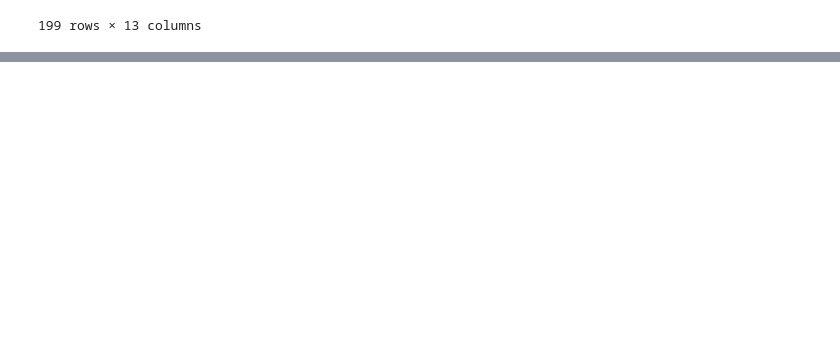
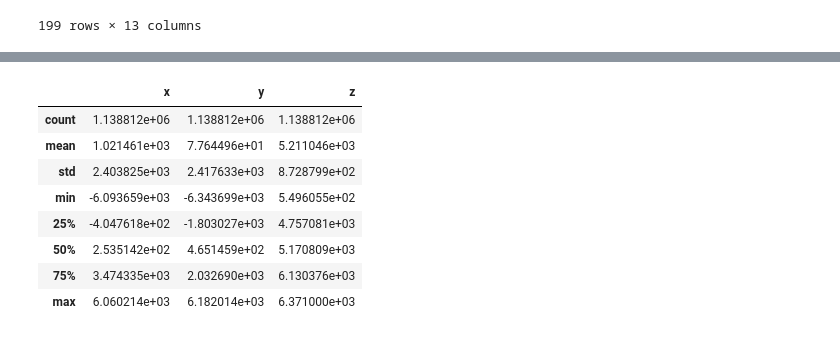
Before and after one commit to 0xjrr/foursquare-location-matching, a Jupyter notebook: fousquare_first_analysis.ipynb, the cells around one changed output, grey strips where cells are left out. Saved outputs shown, nothing was run; the diff lists cells and outputs as text; code cells hidden in the pictures; blank space fills up the shorter version.

```diff
--- a/fousquare_first_analysis.ipynb
+++ b/fousquare_first_analysis.ipynb
@@ -119,0 +153,12 @@ def coord2xyz(lat,long):
+# %%
+df2.describe()
+# %% [output]
+|  | x | y | z |
+| count | 1.138812e+06 | 1.138812e+06 | 1.138812e+06 |
+| mean | 1.021461e+03 | 7.764496e+01 | 5.211046e+03 |
+| std | 2.403825e+03 | 2.417633e+03 | 8.728799e+02 |
+| min | -6.093659e+03 | -6.343699e+03 | 5.496055e+02 |
+| 25% | -4.047618e+02 | -1.803027e+03 | 4.757081e+03 |
+| 50% | 2.535142e+02 | 4.651459e+02 | 5.170809e+03 |
+| 75% | 3.474335e+03 | 2.032690e+03 | 6.130376e+03 |
+| max | 6.060214e+03 | 6.182014e+03 | 6.371000e+03 |
```
Also changed, not shown: parts of 12 cells of this notebook.
